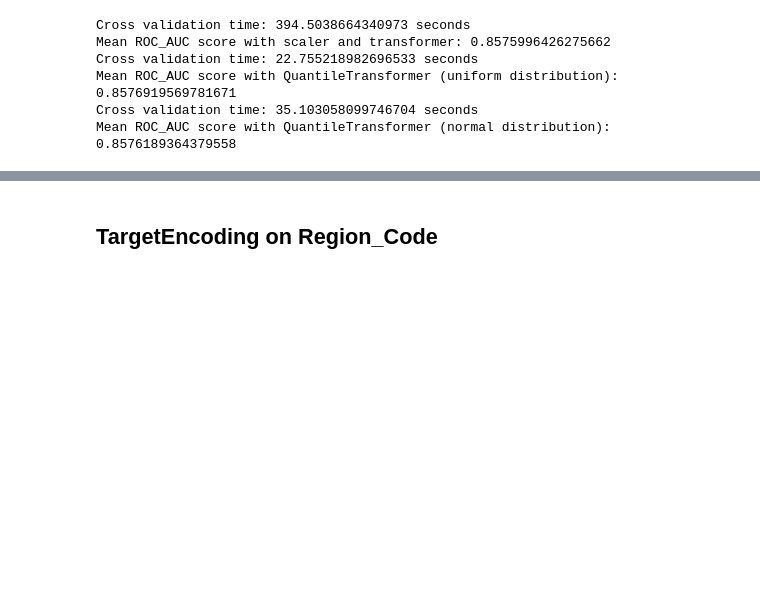
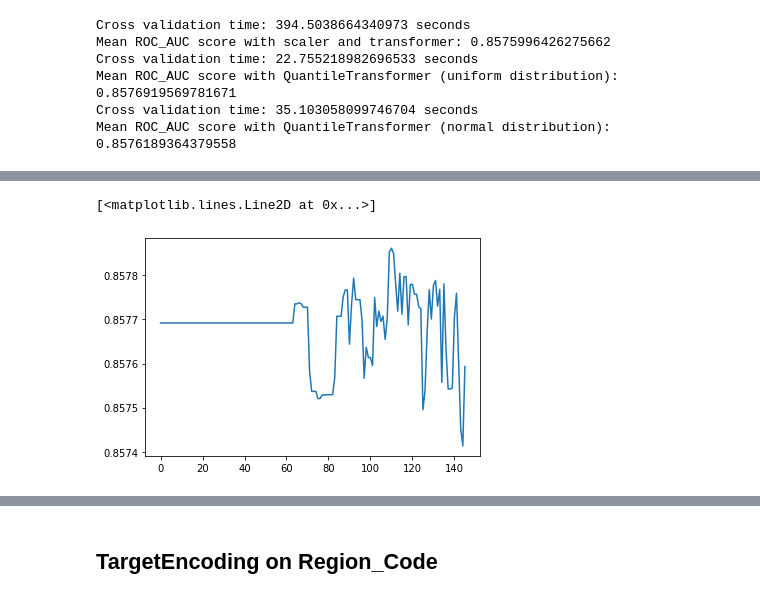
Before and after one commit to jansowa/health-insurance-cross-sell-prediction, a Jupyter notebook: article-lgbm.ipynb, the cells around one changed output, grey strips where cells are left out. Saved outputs shown, nothing was run; the diff lists cells and outputs as text; code cells hidden in the pictures; blank space fills up the shorter version.

```diff
--- a/article-lgbm.ipynb
+++ b/article-lgbm.ipynb
@@ -207,0 +351,5 @@ Mean ROC_AUC score with QuantileTransformer (normal distribution): 0.85761893643
+# %%
+plt.plot(scores_series3.index, scores_series3.values)
+# %% [output]
+[<matplotlib.lines.Line2D at 0x...>]
+[figure, added]
```
Also changed, not shown: parts of 9 cells of this notebook.
